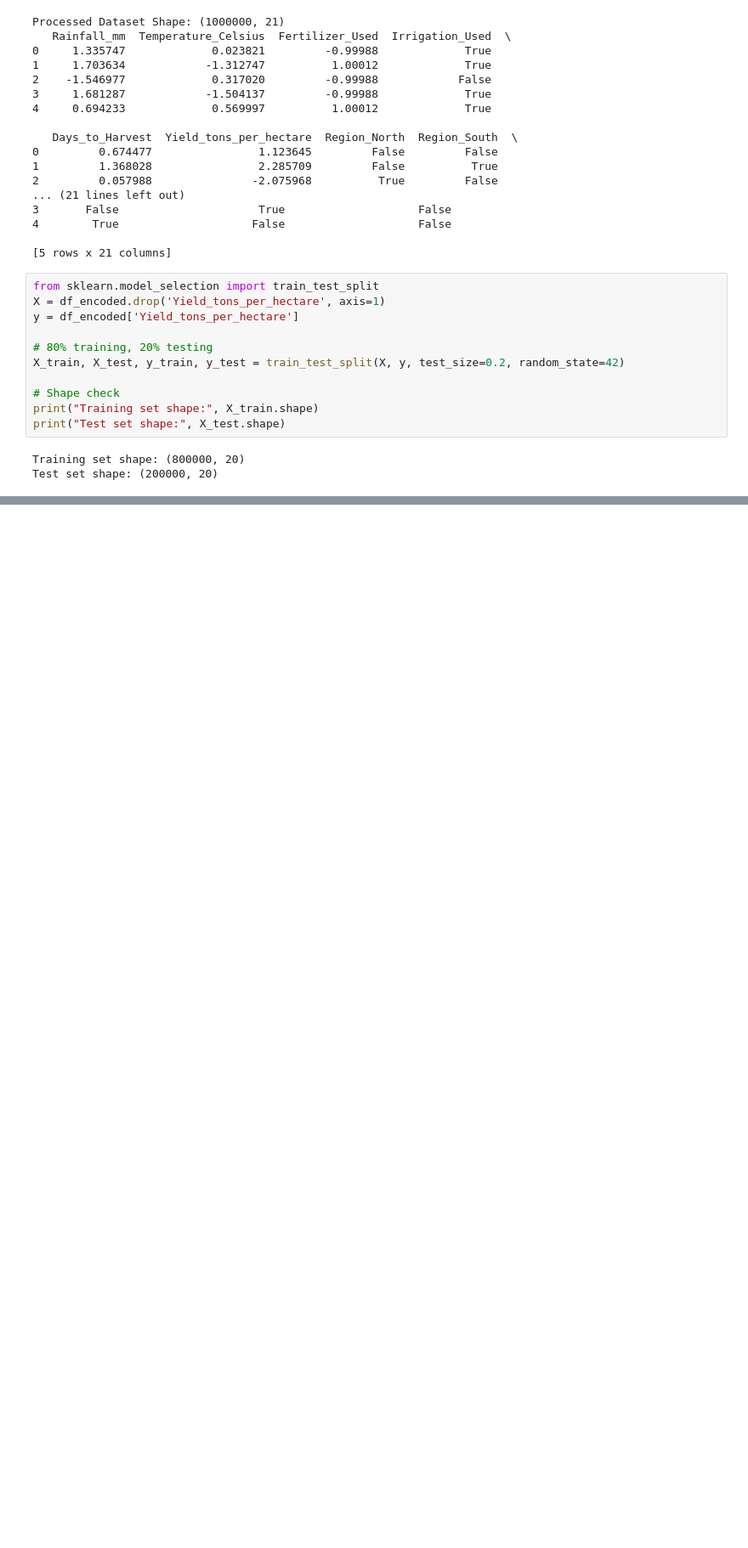
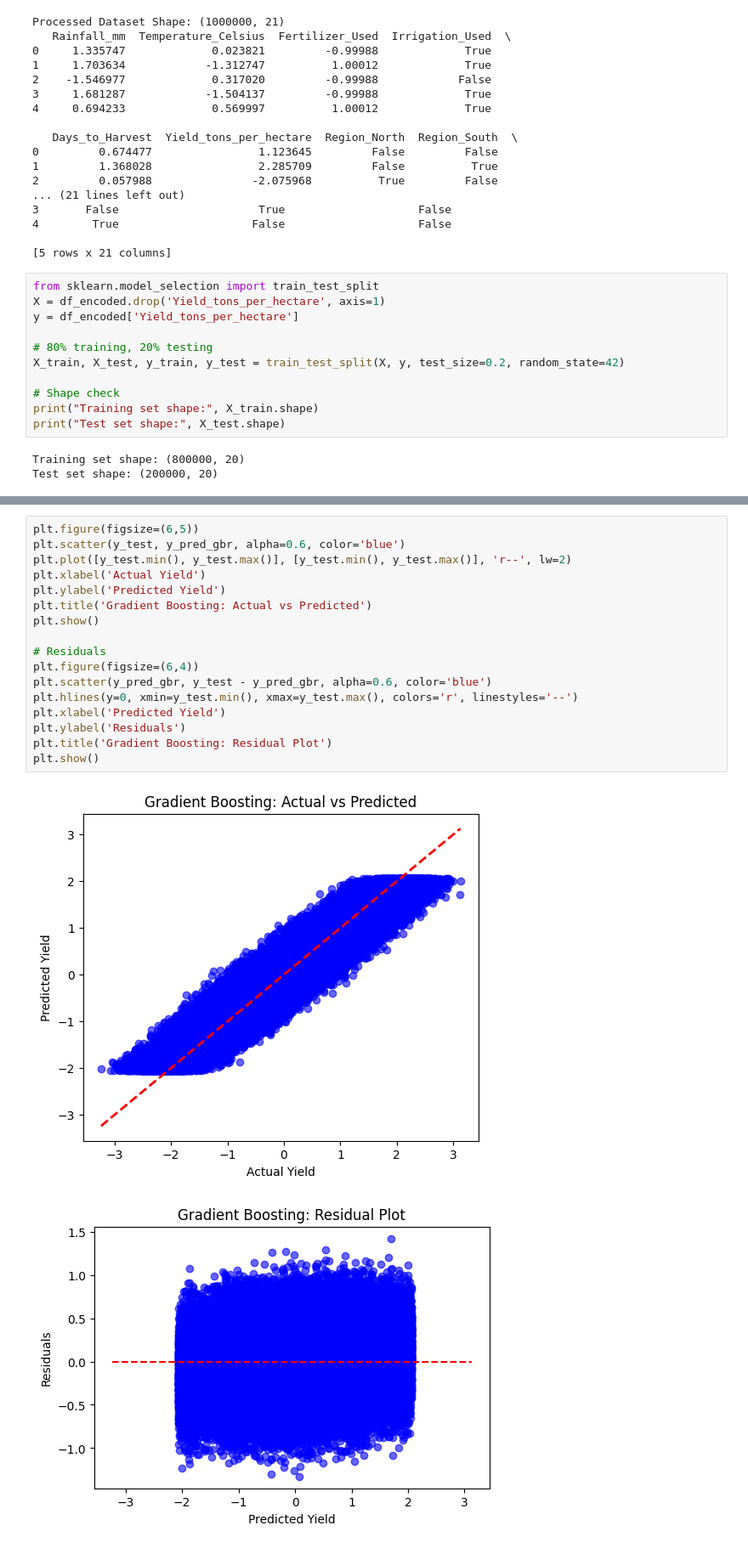
Before and after one commit to preronasarkarkotha/Python-code, a Jupyter notebook: Crop.ipynb, the cells around one changed output, grey strips where cells are left out. Shown at 85% size. Cells and saved outputs as stored; diff of their text form; blank space fills up the shorter version.

```diff
--- a/Crop.ipynb
+++ b/Crop.ipynb
@@ -330,0 +352,20 @@ NameError: name 'X_train' is not defined
+# %%
+plt.figure(figsize=(6,5))
+plt.scatter(y_test, y_pred_gbr, alpha=0.6, color='blue')
+plt.plot([y_test.min(), y_test.max()], [y_test.min(), y_test.max()], 'r--', lw=2)
+plt.xlabel('Actual Yield')
+plt.ylabel('Predicted Yield')
+plt.title('Gradient Boosting: Actual vs Predicted')
+plt.show()
+
+# Residuals
+plt.figure(figsize=(6,4))
+plt.scatter(y_pred_gbr, y_test - y_pred_gbr, alpha=0.6, color='blue')
+plt.hlines(y=0, xmin=y_test.min(), xmax=y_test.max(), colors='r', linestyles='--')
+plt.xlabel('Predicted Yield')
+plt.ylabel('Residuals')
+plt.title('Gradient Boosting: Residual Plot')
+plt.show()
+# %% [output]
+[figure, added]
+[figure, added]
```
Also changed, not shown: parts of 16 cells of this notebook.
